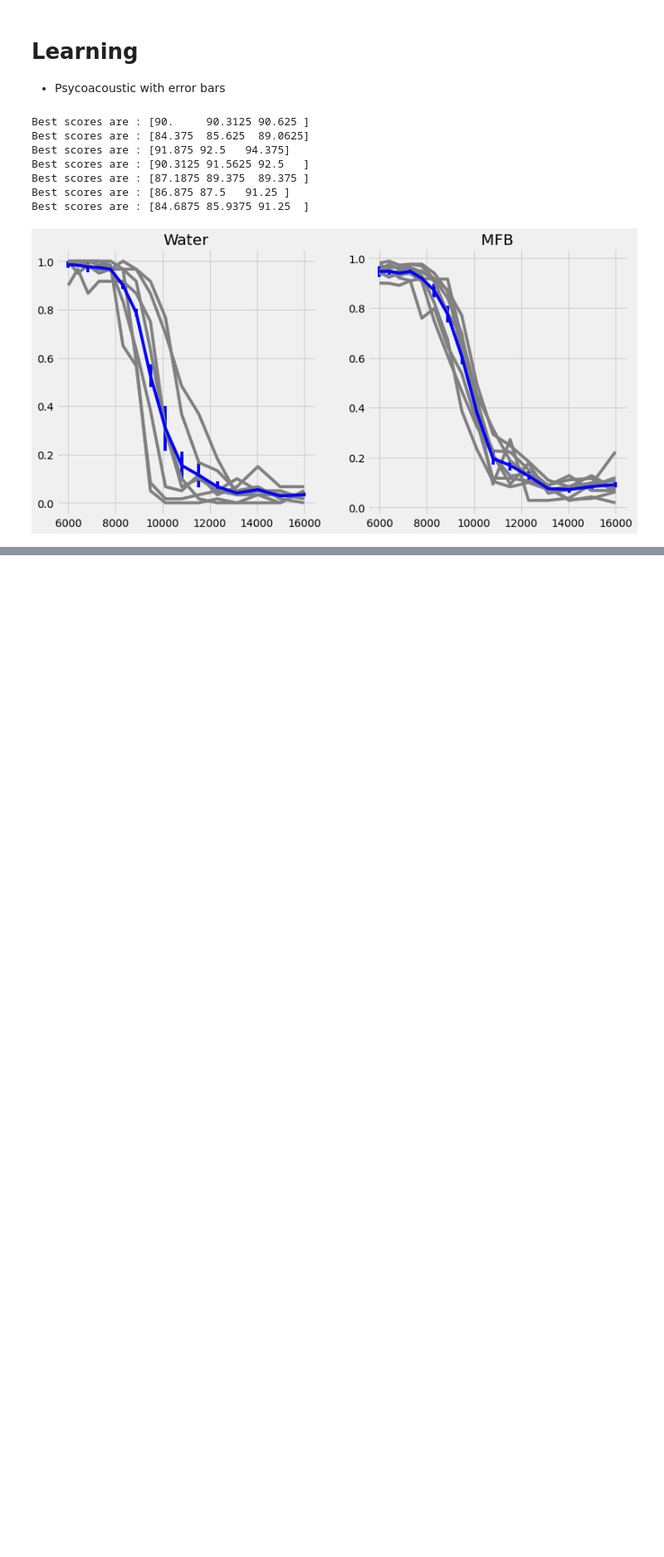
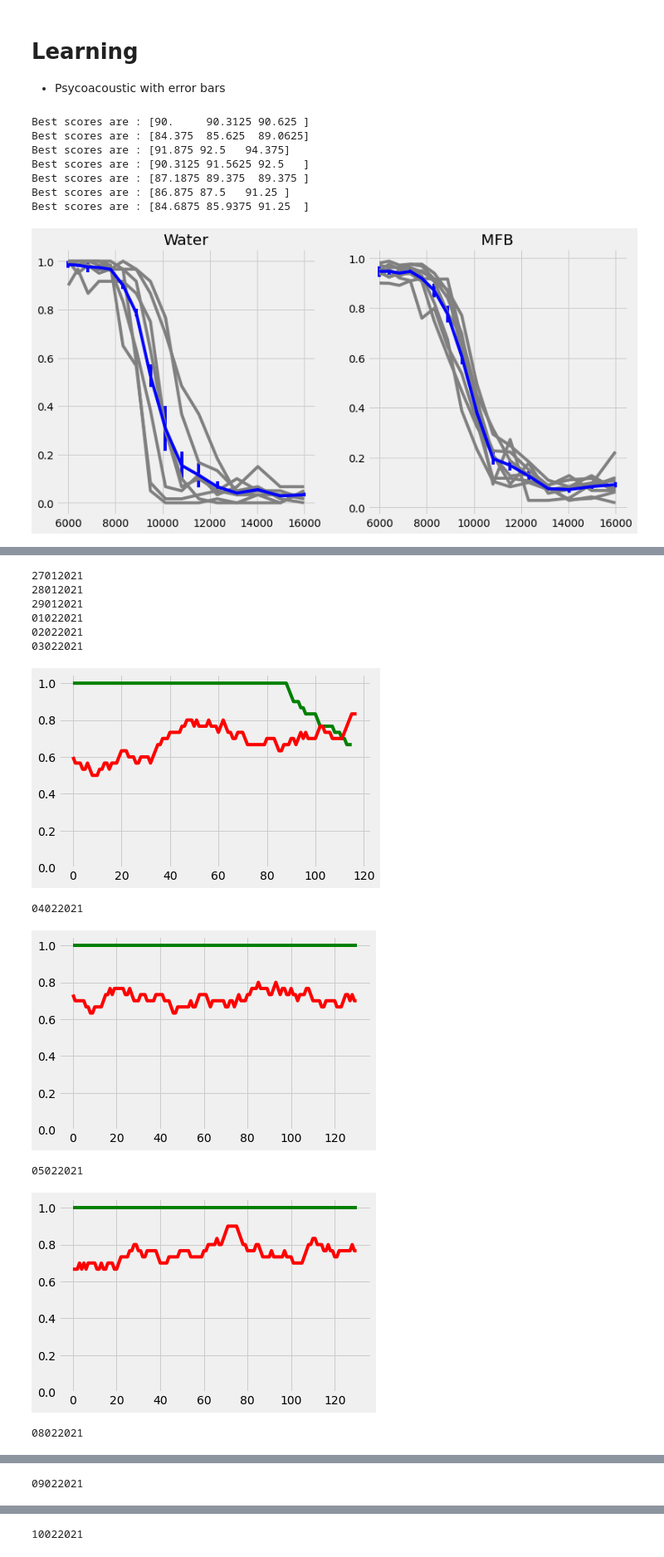
Before and after one commit to AntoninVerdier/Utilities, a Jupyter notebook: Elphy_Analysis/MFB_Figures.ipynb, the cells around one changed output, grey strips where cells are left out. Shown at 83% size. Saved outputs shown, nothing was run; the diff lists cells and outputs as text; code cells hidden in the pictures; blank space fills up the shorter version.

```diff
--- a/Elphy_Analysis/MFB_Figures.ipynb
+++ b/Elphy_Analysis/MFB_Figures.ipynb
@@ -435,4 +493,4 @@ plt.show()
 # %%
-mice_water_pc = load_water(batch3=False, verbose=False, tag='PC', rmgaps=True, linkday=True)
-mice_mfb_pc = load_MFB(tag='PC', verbose=False)
+mice_water_pc = load_water(batch3=False, verbose=False, tag='PC', rmgaps='Brice', linkday=True)
+mice_mfb_pc = load_MFB(tag='PC', verbose=False, rmgaps='Brice')
 # %% [output]
@@ -445,0 +505,34 @@ mice_mfb_pc = load_MFB(tag='PC', verbose=False)
+# %%
+smoothness = 30
+
+unique_mouse = mice_water_pc[0]
+perfs_unique, dates = unique_mouse.perf()
+
+for i, s in enumerate(unique_mouse.elphy):
+    print(s.date)
+    if perfs_unique[i] > 80:
+        last_session = s
+
+        gos = [c for c, t in zip(s.tr_corr, s.ta_type) if t == 1]
+        nogos = [c for c, t in zip(s.tr_corr, s.ta_type) if t == 2]
+
+        conv_gos = np.convolve(gos, np.ones(smoothness)/smoothness, mode='valid')
+        conv_nogos = np.convolve(nogos, np.ones(smoothness)/smoothness, mode='valid')
+
+        plt.plot(conv_gos, c='green')
+        plt.plot(conv_nogos, c='red')
+        plt.ylim((0, 1.05))
+        plt.show()
+# %% [output]
+27012021
+28012021
+29012021
+01022021
+02022021
+03022021
+[figure, added]
+04022021
+[figure, added]
+05022021
+[figure, added]
+08022021
@@ -445,0 +540 @@ mice_mfb_pc = load_MFB(tag='PC', verbose=False)
+09022021
@@ -445,0 +542 @@ mice_mfb_pc = load_MFB(tag='PC', verbose=False)
+10022021
```
Also changed, not shown: parts of 9 cells of this notebook.
